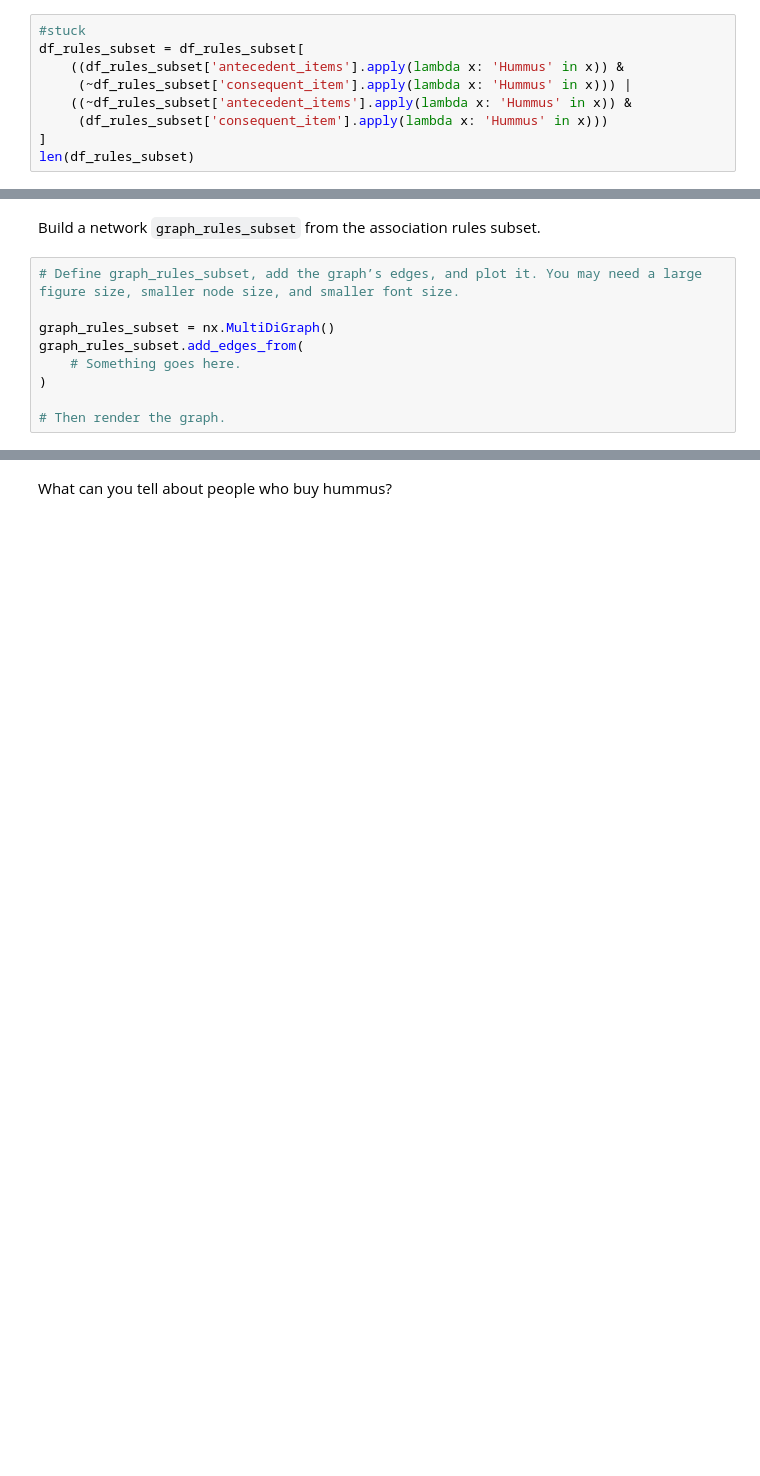
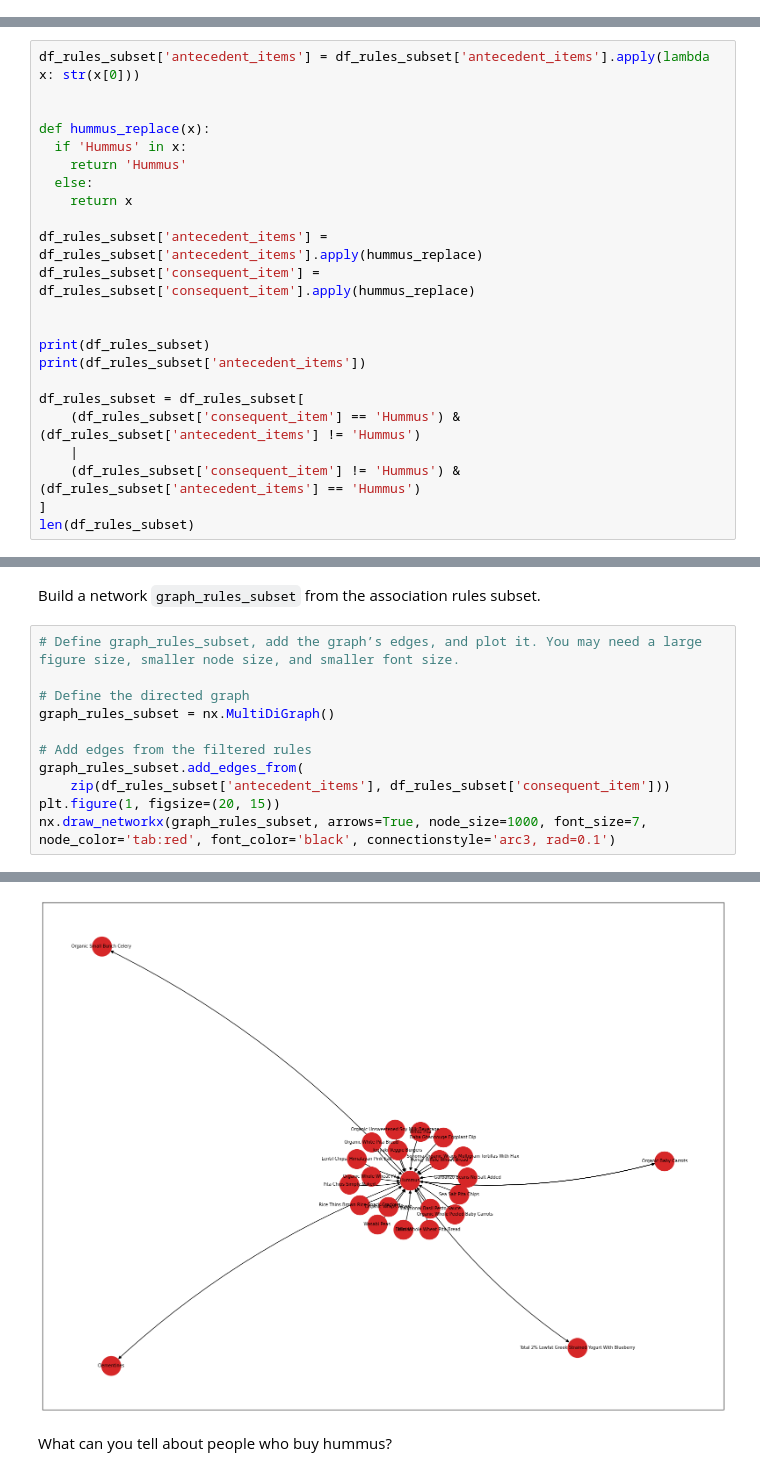
Before and after one commit to Scorpion5127/my-fork-2024-DS-Fri-630, a Jupyter notebook: Week-05-Unsupervised-Learning/Exercise-AM.ipynb, the cells around one changed output, grey strips where cells are left out. Drawn from its saved outputs; the diff is of its cells as text; blank space fills up the shorter version.

```diff
--- a/Week-05-Unsupervised-Learning/Exercise-AM.ipynb
+++ b/Week-05-Unsupervised-Learning/Exercise-AM.ipynb
@@ -141,12 +141,3 @@ df_rules_subset = df_rules_subset[(df_rules_subset['lift'] >= 5) & (df_rules_sub
 len(df_rules_subset)
 # %% [output]
 1596
-# %%
-#stuck
-df_rules_subset = df_rules_subset[
-    ((df_rules_subset['antecedent_items'].apply(lambda x: 'Hummus' in x)) &
-     (~df_rules_subset['consequent_item'].apply(lambda x: 'Hummus' in x))) |
-    ((~df_rules_subset['antecedent_items'].apply(lambda x: 'Hummus' in x)) &
-     (df_rules_subset['consequent_item'].apply(lambda x: 'Hummus' in x)))
-]
-len(df_rules_subset)
@@ -154,0 +144,23 @@ len(df_rules_subset)
+# %%
+df_rules_subset['antecedent_items'] = df_rules_subset['antecedent_items'].apply(lambda x: str(x[0]))
+
+
+def hummus_replace(x):
+  if 'Hummus' in x:
+    return 'Hummus'
+  else:
+    return x
+
+df_rules_subset['antecedent_items'] = df_rules_subset['antecedent_items'].apply(hummus_replace)
+df_rules_subset['consequent_item'] = df_rules_subset['consequent_item'].apply(hummus_replace)
+
+
+print(df_rules_subset)
+print(df_rules_subset['antecedent_items'])
+
+df_rules_subset = df_rules_subset[
+    (df_rules_subset['consequent_item'] == 'Hummus') & (df_rules_subset['antecedent_items'] != 'Hummus')
+    |
+    (df_rules_subset['consequent_item'] != 'Hummus') & (df_rules_subset['antecedent_items'] == 'Hummus')
+]
+len(df_rules_subset)
@@ -157,10 +188,12 @@ Build a network `graph_rules_subset` from the association rules subset.
 # %%
 # Define graph_rules_subset, add the graph’s edges, and plot it. You may need a large figure size, smaller node size, and smaller font size.
 
+# Define the directed graph
 graph_rules_subset = nx.MultiDiGraph()
+
+# Add edges from the filtered rules
 graph_rules_subset.add_edges_from(
-    # Something goes here.
-)
-
-# Then render the graph.
+    zip(df_rules_subset['antecedent_items'], df_rules_subset['consequent_item']))
+plt.figure(1, figsize=(20, 15))
+nx.draw_networkx(graph_rules_subset, arrows=True, node_size=1000, font_size=7, node_color='tab:red', font_color='black', connectionstyle='arc3, rad=0.1')
 # %% [output]
@@ -168,2 +200,3 @@ TypeError: add_edges_from() missing 1 required positional argument: 'ebunch_to_a
+[figure, added]
 # %% [markdown]
 What can you tell about people who buy hummus?
```
Also changed, not shown: parts of 6 cells of this notebook.
